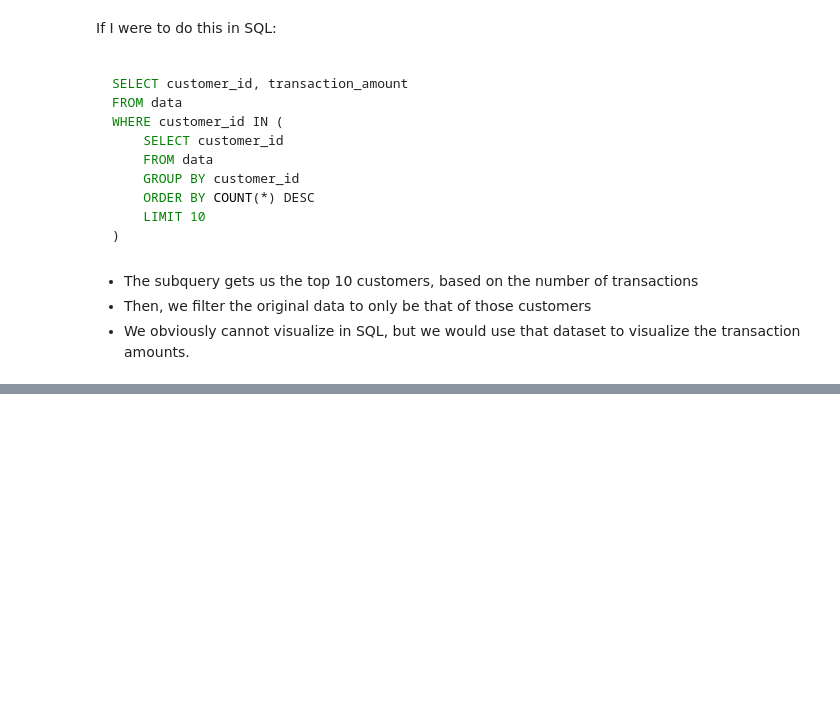
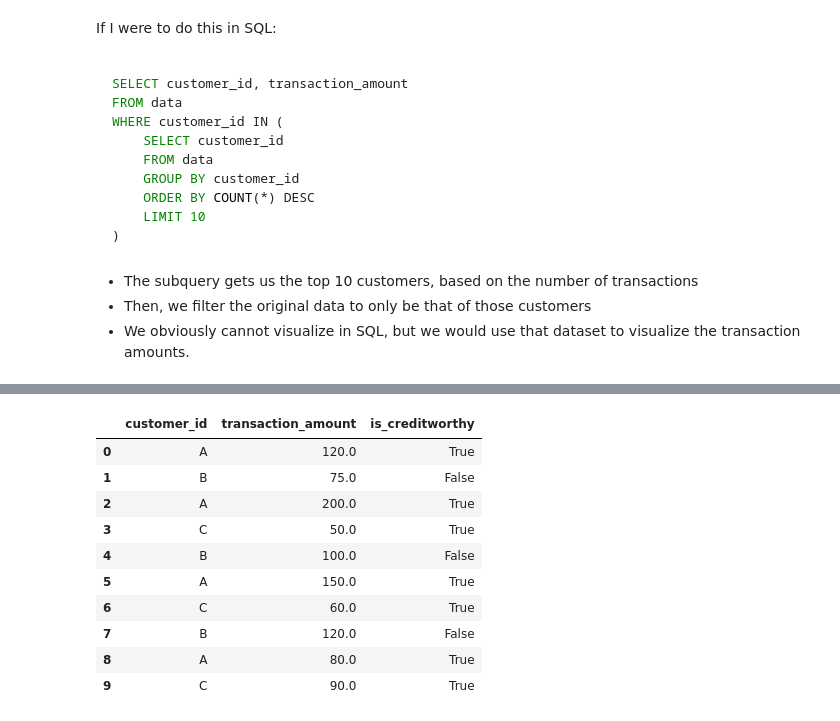
Before and after one commit to danmarino1/data_science_practice, a Jupyter notebook: python_generated_questions.ipynb, the cells around one changed output, grey strips where cells are left out. Saved outputs shown, nothing was run; the diff lists cells and outputs as text; code cells hidden in the pictures; blank space fills up the shorter version.

```diff
--- a/python_generated_questions.ipynb
+++ b/python_generated_questions.ipynb
@@ -1564,0 +1630,28 @@ WHERE customer_id IN (
+# %%
+data = pd.DataFrame(
+[
+    {"customer_id": "A", "transaction_amount": 120.0, "is_creditworthy": True},
+    {"customer_id": "B", "transaction_amount": 75.0, "is_creditworthy": False},
+    {"customer_id": "A", "transaction_amount": 200.0, "is_creditworthy": True},
+    {"customer_id": "C", "transaction_amount": 50.0, "is_creditworthy": True},
+    {"customer_id": "B", "transaction_amount": 100.0, "is_creditworthy": False},
+    {"customer_id": "A", "transaction_amount": 150.0, "is_creditworthy": True},
+    {"customer_id": "C", "transaction_amount": 60.0, "is_creditworthy": True},
+    {"customer_id": "B", "transaction_amount": 120.0, "is_creditworthy": False},
+    {"customer_id": "A", "transaction_amount": 80.0, "is_creditworthy": True},
+    {"customer_id": "C", "transaction_amount": 90.0, "is_creditworthy": True}
+])
+# %%
+data
+# %% [output]
+|  | customer_id | transaction_amount | is_creditworthy |
+| 0 | A | 120.0 | True |
+| 1 | B | 75.0 | False |
+| 2 | A | 200.0 | True |
+| 3 | C | 50.0 | True |
+| 4 | B | 100.0 | False |
+| 5 | A | 150.0 | True |
+| 6 | C | 60.0 | True |
+| 7 | B | 120.0 | False |
+| 8 | A | 80.0 | True |
+| 9 | C | 90.0 | True |
```
Also changed, not shown: parts of 4 cells of this notebook.
